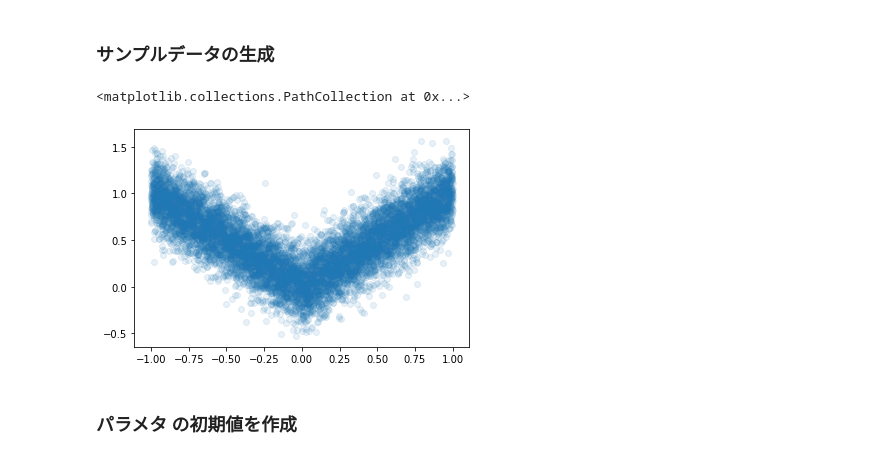
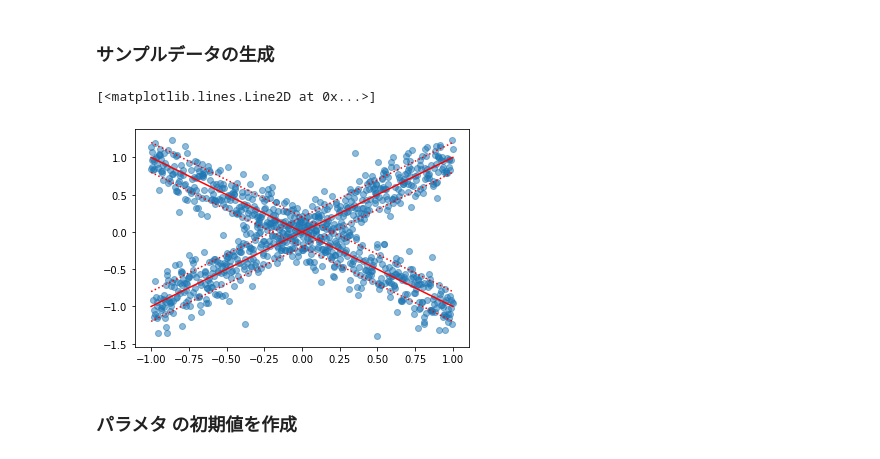
Before and after one commit to yokonami/prml_practice, a Jupyter notebook: samples/linear_regression_mixtures_trial.ipynb, the cells around one changed output. Cells and saved outputs as stored; diff of their text form; code cells hidden in the pictures.

```diff
--- a/samples/linear_regression_mixtures_trial.ipynb
+++ b/samples/linear_regression_mixtures_trial.ipynb
@@ -4,21 +6,36 @@ import numpy as np
 # %% [markdown]
 ### サンプルデータの生成
 # %%
-X = np.linspace(-1, 1, 10000)
+N = 1000
+X = np.linspace(-1, 1, N).reshape(N, 1)
 y = []
 sigma = 0.2
 for xi in X:
-    if xi < 0:
+#     if xi < 0:
+    if random.randint(0, 1) == 0:
         y.append(-1*xi + random.gauss(0, sigma))
     else:
         y.append(1*xi + random.gauss(0, sigma))
+#     else:
+#         if random.randint(0, 3) != 0:
+#             y.append(-1*xi + random.gauss(0, sigma))
+#         else:
+#             y.append(1*xi + random.gauss(0, sigma))
 y = np.array(y)
-# %%
-import matplotlib.pyplot as plt
-plt.scatter(X, y, alpha=0.1)
-# %% [output]
-<matplotlib.collections.PathCollection at 0x...>
-[figure, removed]
+# %%
+import matplotlib
+matplotlib.rcParams['figure.figsize'] = (6, 4)
+import matplotlib.pyplot as plt
+plt.scatter(X, y, alpha=0.5)
+plt.plot(X, -1*X, color='r')
+plt.plot(X, -1*X+sigma, color='r', linestyle=':')
+plt.plot(X, -1*X-sigma, color='r', linestyle=':')
+plt.plot(X, X, color='r')
+plt.plot(X, X+sigma, color='r', linestyle=':')
+plt.plot(X, X-sigma, color='r', linestyle=':')
+# %% [output]
+[<matplotlib.lines.Line2D at 0x...>]
+[figure, added]
 # %% [markdown]
 ### パラメタ の初期値を作成
 # %%
```
Also changed, not shown: parts of 20 cells of this notebook.
